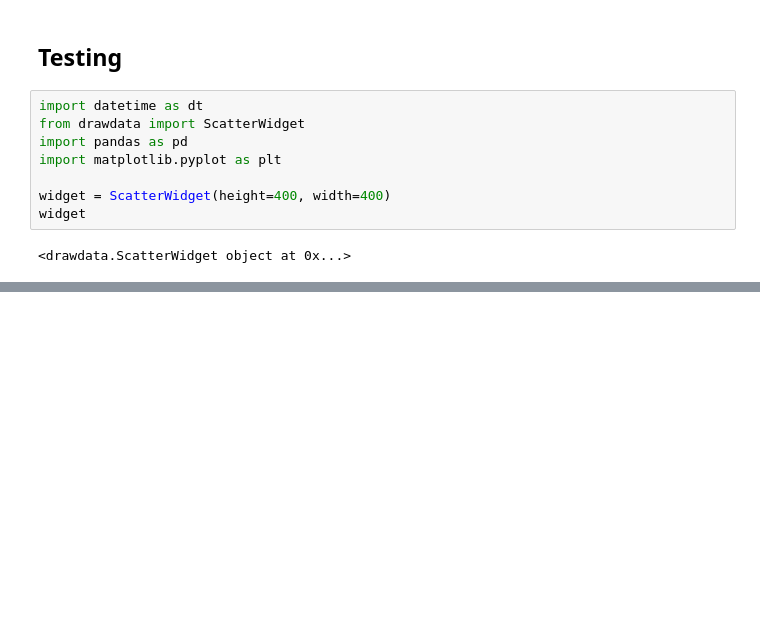
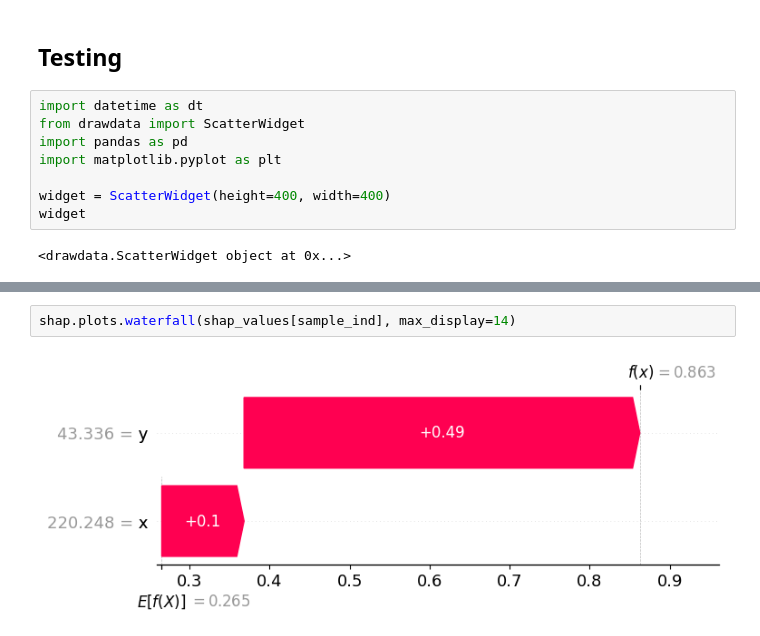
Before and after one commit to JorgeIvanJH/IRIS_and_MLflow-Continuous-Training-Pipeline, a Jupyter notebook: dur/sandbox/experiment.ipynb, the cells around one changed output, grey strips where cells are left out. Drawn from its saved outputs; the diff is of its cells as text; blank space fills up the shorter version.

```diff
--- a/dur/sandbox/experiment.ipynb
+++ b/dur/sandbox/experiment.ipynb
@@ -107,0 +197,4 @@ plt.show()
+# %%
+shap.plots.waterfall(shap_values[sample_ind], max_display=14)
+# %% [output]
+[figure, added]
```
Also changed, not shown: parts of 14 cells of this notebook.
